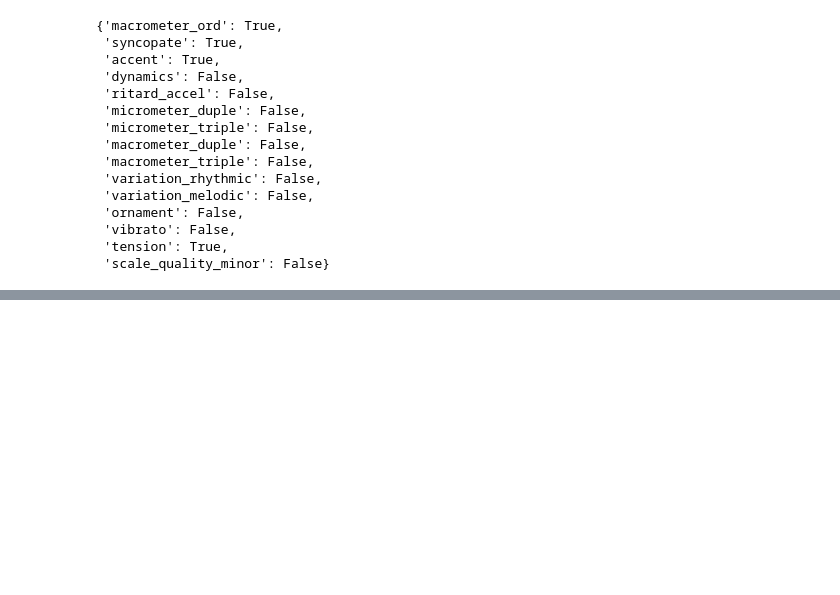
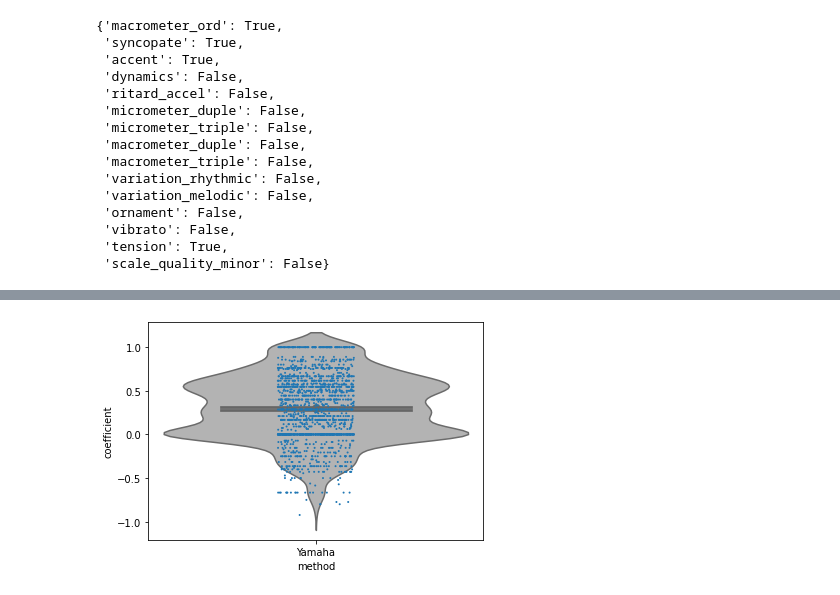
Before and after one commit to dsh0416/cantometrics, a Jupyter notebook: analysis/Analysis.ipynb, the cells around one changed output, grey strips where cells are left out. Saved outputs shown, nothing was run; the diff lists cells and outputs as text; code cells hidden in the pictures; blank space fills up the shorter version.

```diff
--- a/analysis/Analysis.ipynb
+++ b/analysis/Analysis.ipynb
@@ -297,0 +298,27 @@ plt.show()
+# %%
+matrix_yamaha = []
+for group_id in range(GROUP):
+    subset = evaluation[evaluation.apply(lambda x: x['Song ID'] >= group_id * 5 and x['Song ID'] < (group_id + 1) * 5, axis=1)]
+    participants = subset.filter(items=['Participant ID'])
+    participants = np.unique(participants.to_numpy().flatten())
+    for x in participants:
+        for y in participants:
+            if x < y:
+                for feature in features_filtered:
+                    data_x = subset[subset.apply(lambda t: t['Participant ID'] == x, axis=1)]
+                    data_x = data_x.sort_values(by=['Song ID']).filter(items=[feature]).to_numpy().flatten()
+                    data_y = subset[subset.apply(lambda t: t['Participant ID'] == y, axis=1)]
+                    data_y = data_y.sort_values(by=['Song ID']).filter(items=[feature]).to_numpy().flatten()
+
+                    cohen = cohen_kappa_score(data_x, data_y, weights='quadratic')
+                    matrix_yamaha.append(['Yamaha', cohen])
+# %%
+df = pd.DataFrame(matrix_yamaha, index=range(len(matrix_yamaha)), columns=['method', 'coefficient'])
+
+sns.violinplot(x="method", y="coefficient", data=df, color="0.7", inner=None)
+sns.stripplot(x="method", y="coefficient", data=df, jitter=1, size=2)
+sns.pointplot(x="method", y="coefficient", data=df, ci=95, capsize=.5, join=False, color="#666")
+
+plt.show()
+# %% [output]
+[figure, added]
```
Also changed, not shown: parts of 4 cells of this notebook.
